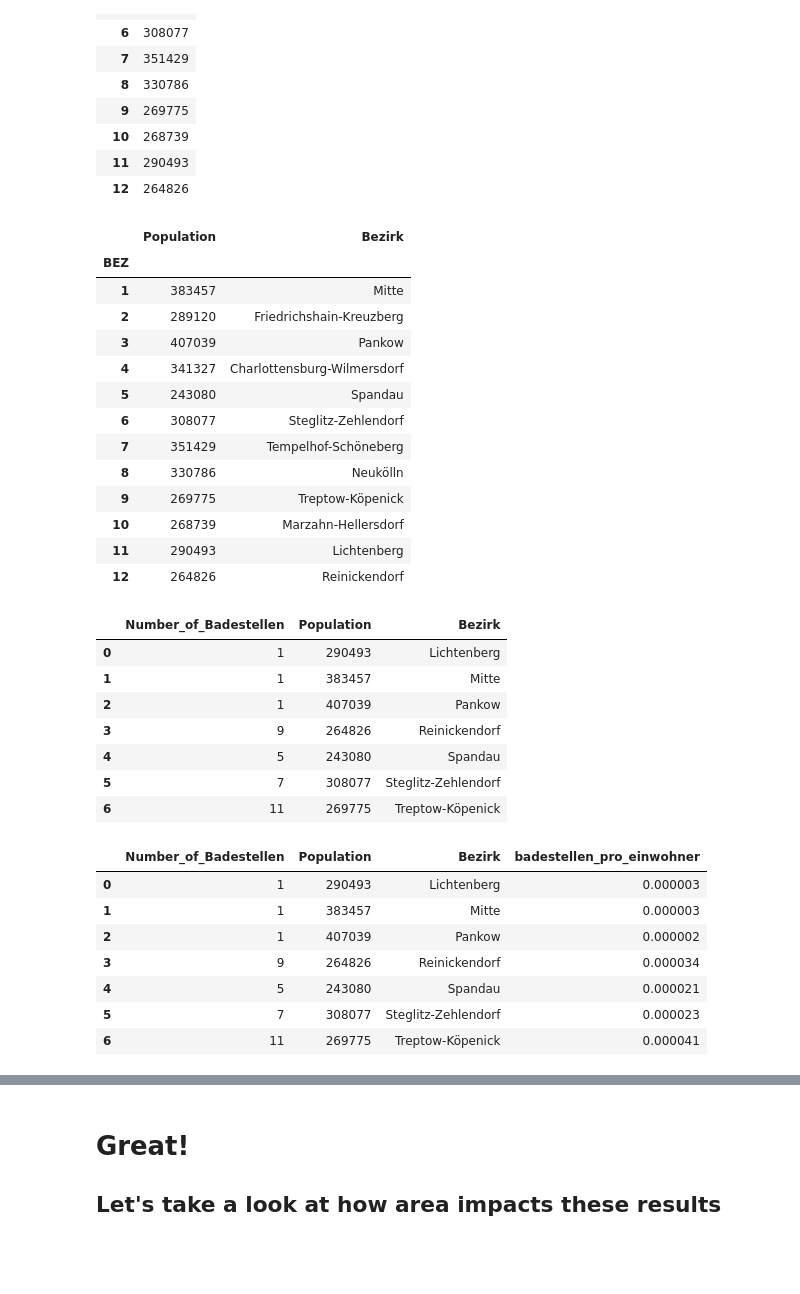
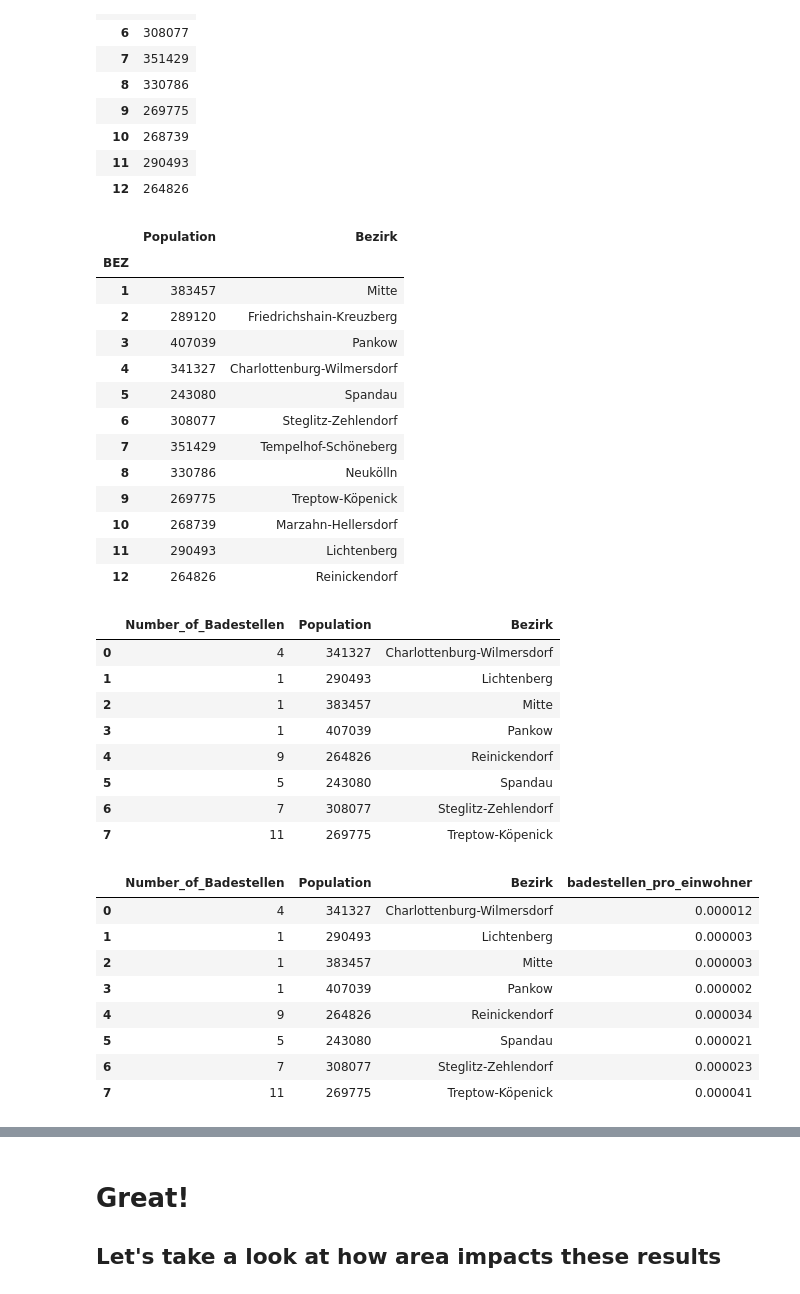
Before and after one commit to thecraigd/Badestellen, a Jupyter notebook: Badestellen.ipynb, the cells around one changed output, grey strips where cells are left out. Cells and saved outputs as stored; diff of their text form; code cells hidden in the pictures; blank space fills up the shorter version.

```diff
--- a/Badestellen.ipynb
+++ b/Badestellen.ipynb
@@ -202,25 +202,25 @@ display(einwohner_sum)
 # %%
 # Nice! Now we have the population value of each District in Berlin (as of December 2018), but they're listed as numbers
 # and our stellen_pro_bezirk DataFrame has them listed by name, which is much more sensible.
 
 # It turns out the administration of Berlin use number codes for each district so it would be useful to have a list of
 # those, in the correct order. Using the info sourced from https://de.wikipedia.org/wiki/Verwaltungsgliederung_Berlins
 # I created just such a list!
 
-bezirke = ['Mitte', 'Friedrichshain-Kreuzberg', 'Pankow', 'Charlottensburg-Wilmersdorf', 'Spandau', 'Steglitz-Zehlendorf', 'Tempelhof-Schöneberg', 'Neukölln', 'Treptow-Köpenick', 'Marzahn-Hellersdorf', 'Lichtenberg', 'Reinickendorf']
+bezirke = ['Mitte', 'Friedrichshain-Kreuzberg', 'Pankow', 'Charlottenburg-Wilmersdorf', 'Spandau', 'Steglitz-Zehlendorf', 'Tempelhof-Schöneberg', 'Neukölln', 'Treptow-Köpenick', 'Marzahn-Hellersdorf', 'Lichtenberg', 'Reinickendorf']
 
 # Let's add this list as a new column to our DataFrame, and rename the 'E_E' column to something more meaningful while
 # we're at it
 einwohner_sum['Bezirk'] = bezirke
 einwohner_sum.columns = ['Population', 'Bezirk']
 display(einwohner_sum)
 # %% [output]
 |  | Population | Bezirk |
 | BEZ |  |  |
 | 1 | 383457 | Mitte |
 | 2 | 289120 | Friedrichshain-Kreuzberg |
 | 3 | 407039 | Pankow |
-| 4 | 341327 | Charlottensburg-Wilmersdorf |
+| 4 | 341327 | Charlottenburg-Wilmersdorf |
 | 5 | 243080 | Spandau |
 | 6 | 308077 | Steglitz-Zehlendorf |
 | 7 | 351429 | Tempelhof-Schöneberg |
@@ -236,13 +236,14 @@ pop_and_badestellen = pd.merge(stellen_pro_bezirk, einwohner_sum, left_on='bezir
 display(pop_and_badestellen)
 # %% [output]
 |  | Number_of_Badestellen | Population | Bezirk |
-| 0 | 1 | 290493 | Lichtenberg |
-| 1 | 1 | 383457 | Mitte |
-| 2 | 1 | 407039 | Pankow |
-| 3 | 9 | 264826 | Reinickendorf |
-| 4 | 5 | 243080 | Spandau |
-| 5 | 7 | 308077 | Steglitz-Zehlendorf |
-| 6 | 11 | 269775 | Treptow-Köpenick |
+| 0 | 4 | 341327 | Charlottenburg-Wilmersdorf |
+| 1 | 1 | 290493 | Lichtenberg |
+| 2 | 1 | 383457 | Mitte |
+| 3 | 1 | 407039 | Pankow |
+| 4 | 9 | 264826 | Reinickendorf |
+| 5 | 5 | 243080 | Spandau |
+| 6 | 7 | 308077 | Steglitz-Zehlendorf |
+| 7 | 11 | 269775 | Treptow-Köpenick |
 # %%
 # Let's use some very simple maths to create a column with the number of bathing spots per inhabitant
 pop_and_badestellen['badestellen_pro_einwohner'] = pop_and_badestellen['Number_of_Badestellen'] / pop_and_badestellen['Population']
@@ -250,13 +251,14 @@ pop_and_badestellen['badestellen_pro_einwohner'] = pop_and_badestellen['Number_o
 display(pop_and_badestellen)
 # %% [output]
 |  | Number_of_Badestellen | Population | Bezirk | badestellen_pro_einwohner |
-| 0 | 1 | 290493 | Lichtenberg | 0.000003 |
-| 1 | 1 | 383457 | Mitte | 0.000003 |
-| 2 | 1 | 407039 | Pankow | 0.000002 |
-| 3 | 9 | 264826 | Reinickendorf | 0.000034 |
-| 4 | 5 | 243080 | Spandau | 0.000021 |
-| 5 | 7 | 308077 | Steglitz-Zehlendorf | 0.000023 |
-| 6 | 11 | 269775 | Treptow-Köpenick | 0.000041 |
+| 0 | 4 | 341327 | Charlottenburg-Wilmersdorf | 0.000012 |
+| 1 | 1 | 290493 | Lichtenberg | 0.000003 |
+| 2 | 1 | 383457 | Mitte | 0.000003 |
+| 3 | 1 | 407039 | Pankow | 0.000002 |
+| 4 | 9 | 264826 | Reinickendorf | 0.000034 |
+| 5 | 5 | 243080 | Spandau | 0.000021 |
+| 6 | 7 | 308077 | Steglitz-Zehlendorf | 0.000023 |
+| 7 | 11 | 269775 | Treptow-Köpenick | 0.000041 |
 # %%
 # And voila! Now we can create a bar chart to see which district has the most bathing spots once we control for population
 
```
Also changed, not shown: parts of 6 cells of this notebook.
